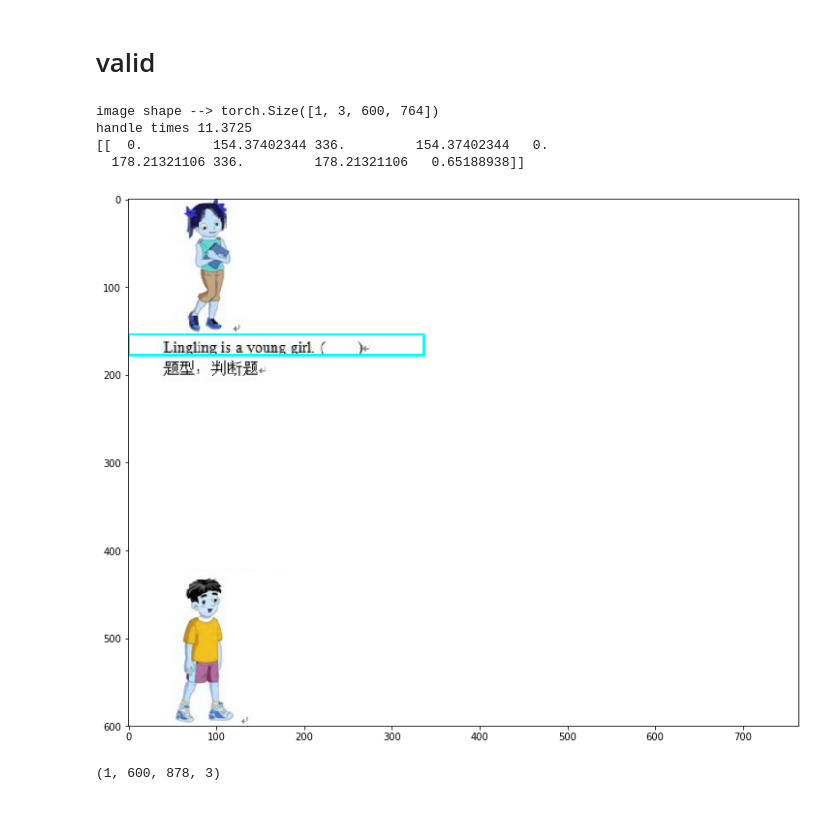
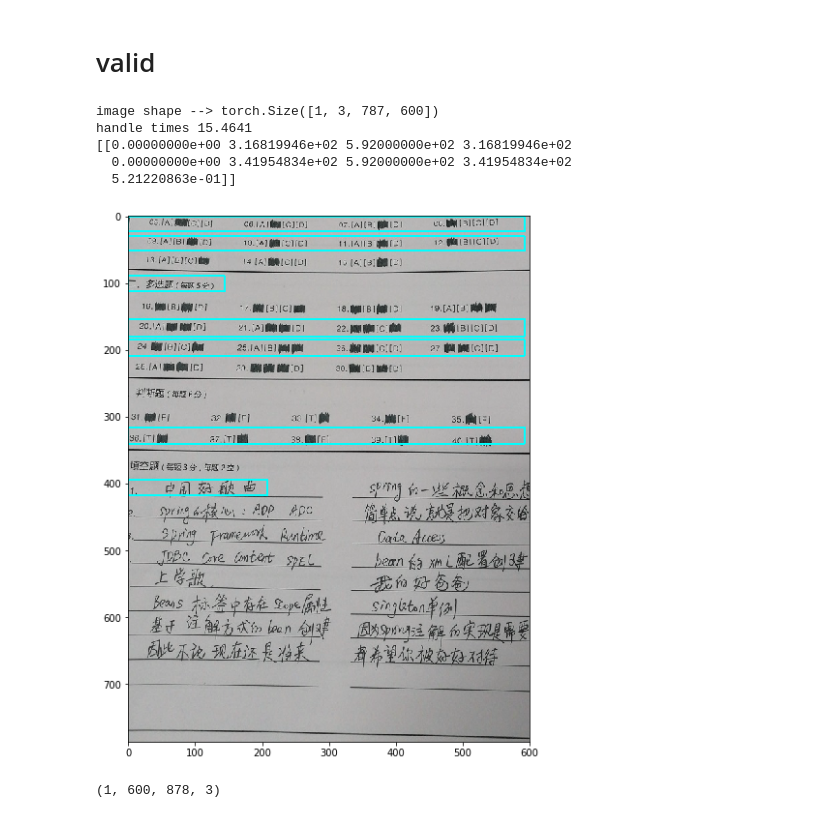
Before and after one commit to hecongziyu/myproject, a Jupyter notebook: object detect/text detect.ipynb, the cells around one changed output. Cells and saved outputs as stored; diff of their text form; code cells hidden in the pictures.

```diff
--- a/object detect/text detect.ipynb
+++ b/object detect/text detect.ipynb
@@ -470,6 +470,7 @@ if os.path.exists('D:\\PROJECT_TW\\git\\data\\example\\model\\text_detect_new.pk
 # %%
 import lib.text_connector.text_proposal_connector as tpc
 import lib.utils.nms as nms
+import torch
 import lib.layutils.proposal_layer as psl
 import matplotlib.pyplot as plt
 import cv2
@@ -591,39 +592,41 @@ def showValidNet(image,im_info):
     with torch.no_grad():
         image_src, blob, scores , rpn_cls_prob, rpn_bbox_pred, rpn_cls_score,rpn_cls_prob_reshape = validNet(image,im_info)
     print('handle times {:.4f}'.format((time.time() - start_time)))
     plt.rcParams['figure.figsize'] = 15, 10
     boxes = blob.data.numpy()[:,1:5]
     boxes = boxes.astype(np.int)
     score = scores.data.numpy()
     score = score.reshape(score.shape[0])
     image_new = image_src.reshape(image_src.shape[1],image_src.shape[2], image_src.shape[3])
 
     dets = np.hstack((boxes, score[:, np.newaxis])).astype(np.float32)
 #     print('dets --> \n {}'.format(dets))
     keep = nms.nms(dets, 0.3)
     dets = dets[keep,:]
 
     line = connect_proposal(dets[:, 0:4], dets[:, 4], image_new.shape)
 #     line = line.astype(int)
 #     print(line)
     # image_new = image_src.reshape(image_src.shape[1],image_src.shape[2], image_src.shape[3])
     print(line[0:1])
     save_results('newimg.jpg',image_orig, line, 0.5)
     return rpn_cls_prob, rpn_bbox_pred, rpn_cls_score,rpn_cls_prob_reshape,boxes,score, line,dets,image_new
 
 # blobs = data_layer.forward()
 # image = blobs['data']
 # im_info = blobs['im_info']
-image = cv2.imread('d:\\3.jpg',cv2.IMREAD_COLOR)
+image = cv2.imread('d:\\5.jpg',cv2.IMREAD_COLOR)
 im_info = [image.shape[0],image.shape[1],1]
 
 rpn_cls_prob, rpn_bbox_pred, rpn_cls_score,rpn_cls_prob_reshape,boxes,score, line,dets,image_new  =  showValidNet(image,im_info)
+# showValidNet(image,im_info)
 # %% [output]
-image shape --> torch.Size([1, 3, 600, 764])
-handle times 11.3725
-[[  0.         154.37402344 336.         154.37402344   0.
-  178.21321106 336.         178.21321106   0.65188938]]
+image shape --> torch.Size([1, 3, 787, 600])
+handle times 15.4641
+[[0.00000000e+00 3.16819946e+02 5.92000000e+02 3.16819946e+02
+  0.00000000e+00 3.41954834e+02 5.92000000e+02 3.41954834e+02
+  5.21220863e-01]]
-[figure, old version]
+[figure, new version]
 # %%
 PIXEL_MEANS = np.array([[[102.9801, 115.9465, 122.7717]]])
 image = cv2.imread('d:\\2.jpg',cv2.IMREAD_COLOR)
```
Also changed, not shown: 2 other files.
